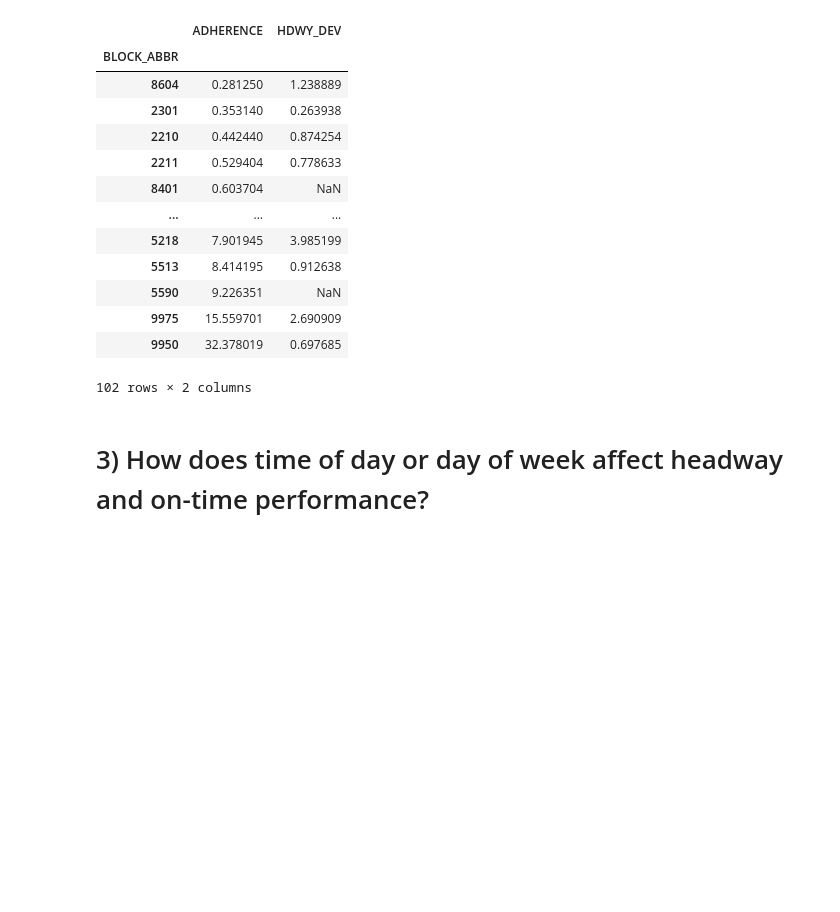
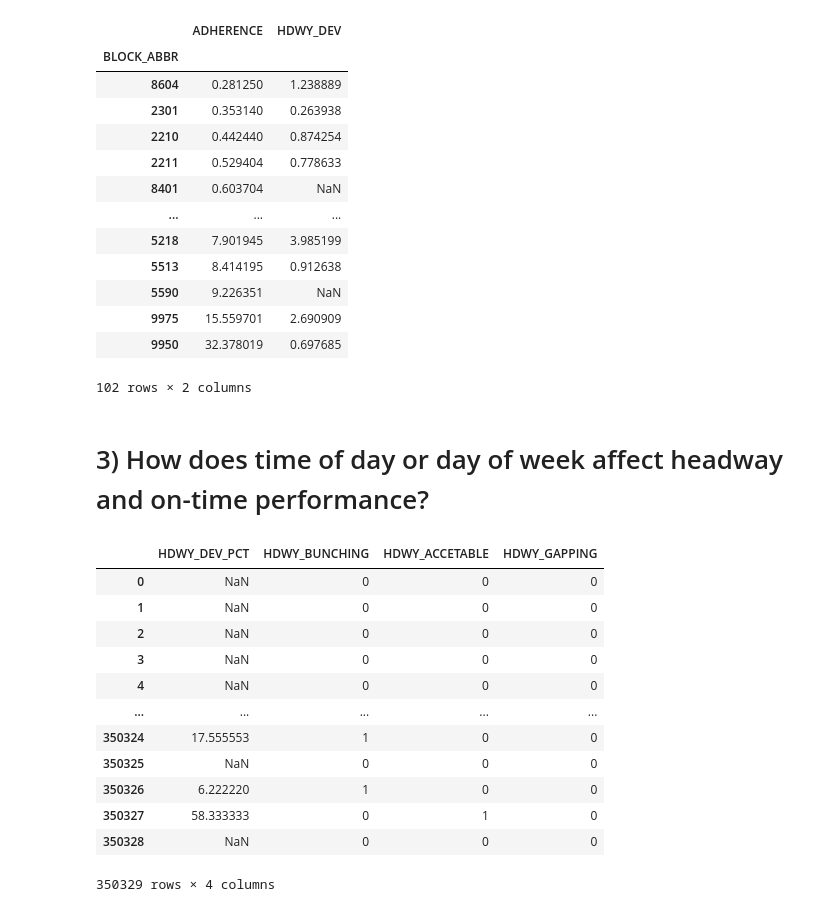
Before and after one commit to NSS-Data-Analytics-Cohort-11/wego-caesars-legion, a Jupyter notebook: notebooks/wego-derekbeistad-caesars-legion.ipynb, the cells around one changed output. Drawn from its saved outputs; the diff is of its cells as text; code cells hidden in the pictures; blank space fills up the shorter version.

```diff
--- a/notebooks/wego-derekbeistad-caesars-legion.ipynb
+++ b/notebooks/wego-derekbeistad-caesars-legion.ipynb
@@ -165,3 +166,41 @@ wego.groupby('BLOCK_ABBR')[['ADHERENCE', 'HDWY_DEV']].mean().abs().sort_values('
 102 rows × 2 columns
 # %% [markdown]
 # 3) How does time of day or day of week affect headway and on-time performance?
+# %%
+wego['HDWY_DEV_PCT'] = wego['HDWY_DEV'] / wego['SCHEDULED_HDWY'] * 100
+# %%
+def headway_gapping(pct):
+    if pct > 150:
+        return int(1)
+    else:
+        return int(0);
+def headway_acceptable(pct):
+    if (pct >= 50) & (pct <= 150):
+        return int(1)
+    else:
+        return int(0);
+def headway_bunching(pct):
+    if pct < 50:
+        return int(1)
+    else:
+        return int(0)
+# %%
+wego.loc[:, 'HDWY_BUNCHING'] = wego.apply(lambda r: headway_bunching(r['HDWY_DEV_PCT']), axis=1)
+wego.loc[:, 'HDWY_ACCETABLE'] = wego.apply(lambda r: headway_acceptable(r['HDWY_DEV_PCT']), axis=1)
+wego.loc[:, 'HDWY_GAPPING'] = wego.apply(lambda r: headway_gapping(r['HDWY_DEV_PCT']), axis=1)
+# %%
+wego[['HDWY_DEV_PCT','HDWY_BUNCHING', 'HDWY_ACCETABLE', 'HDWY_GAPPING']]
+# %% [output]
+|  | HDWY_DEV_PCT | HDWY_BUNCHING | HDWY_ACCETABLE | HDWY_GAPPING |
+| 0 | NaN | 0 | 0 | 0 |
+| 1 | NaN | 0 | 0 | 0 |
+| 2 | NaN | 0 | 0 | 0 |
+| 3 | NaN | 0 | 0 | 0 |
+| 4 | NaN | 0 | 0 | 0 |
+| ... | ... | ... | ... | ... |
+| 350324 | 17.555553 | 1 | 0 | 0 |
+| 350325 | NaN | 0 | 0 | 0 |
+| 350326 | 6.222220 | 1 | 0 | 0 |
+| 350327 | 58.333333 | 0 | 1 | 0 |
+| 350328 | NaN | 0 | 0 | 0 |
+350329 rows × 4 columns
```
Also changed, not shown: parts of 12 cells of this notebook.
